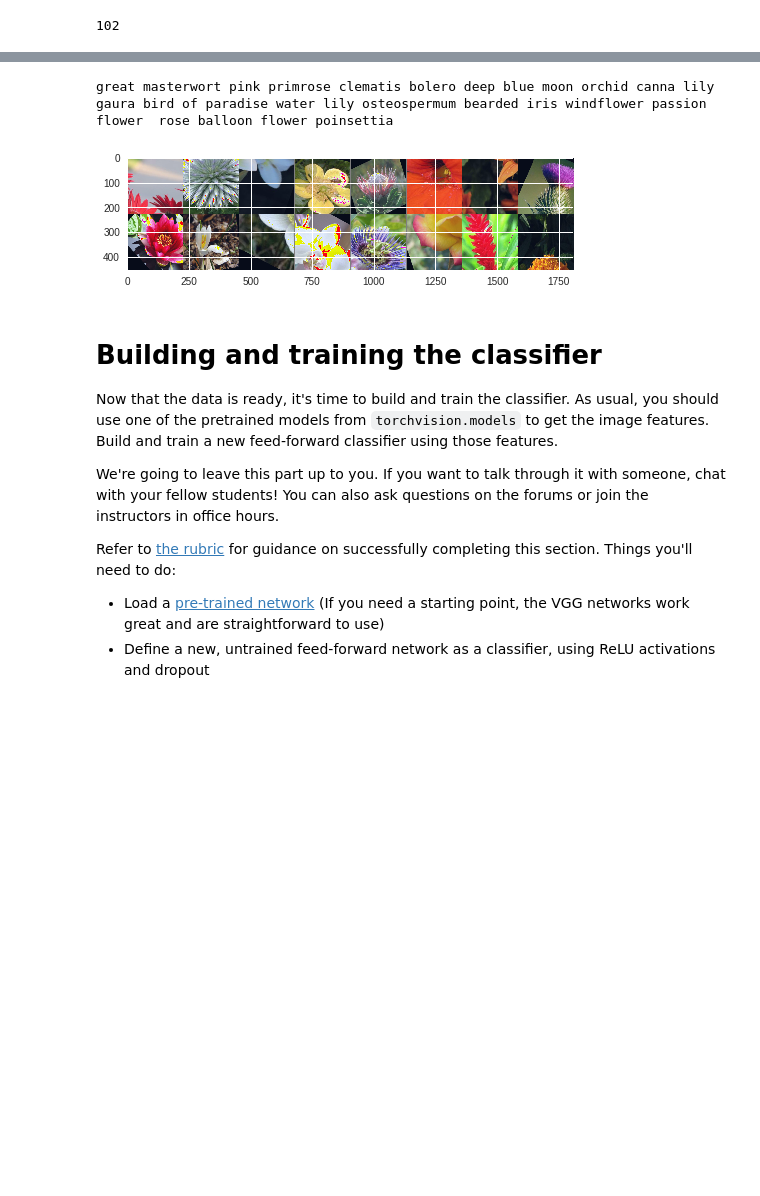
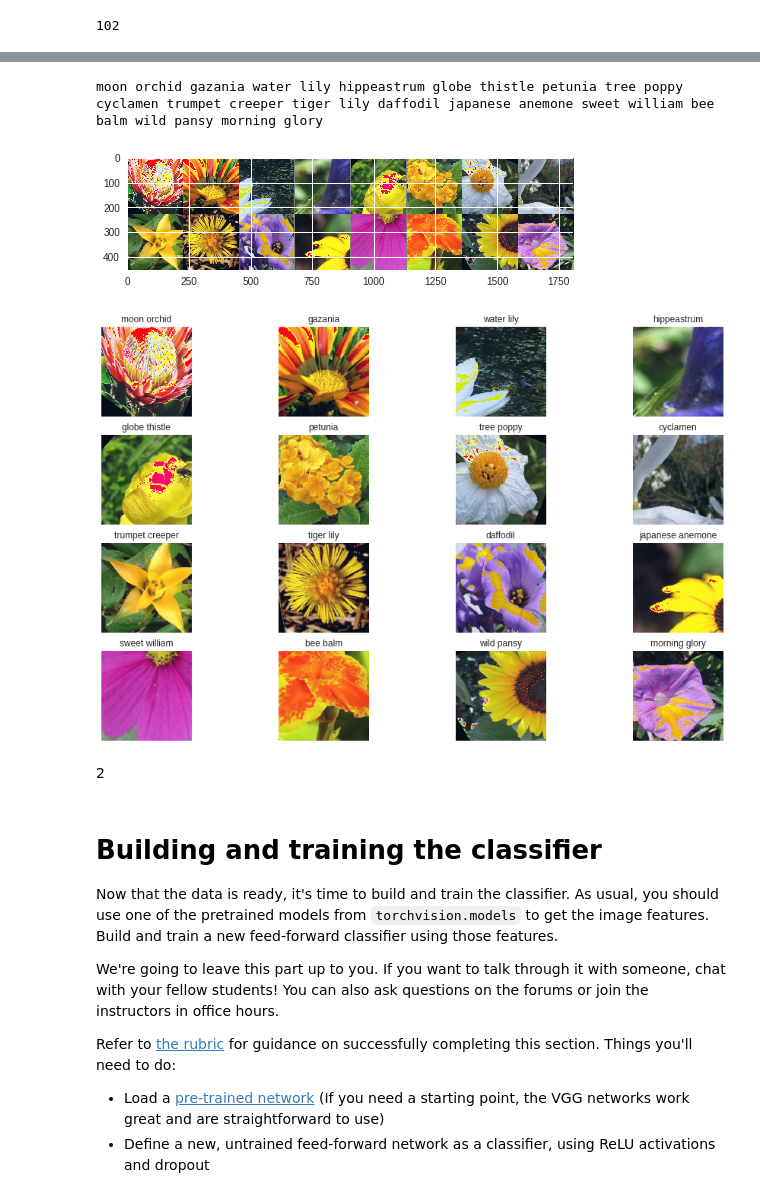
Before and after one commit to jpinzonc/flower_classification, a Jupyter notebook: Image Classifier Project_2.0_collab.ipynb, the cells around one changed output, grey strips where cells are left out. Drawn from its saved outputs; the diff is of its cells as text; code cells hidden in the pictures; blank space fills up the shorter version.

```diff
--- a/Image Classifier Project_2.0_collab.ipynb
+++ b/Image Classifier Project_2.0_collab.ipynb
@@ -200,10 +265,24 @@ array(['great masterwort', 'pink primrose', 'clematis',
 # show images
 imshow1(utils.make_grid(images))
 # print labels
-print(' '.join('%5s' % label for label in labels_))
+print(' '.join('%5s' % label for label in labels_16))
 # %% [output]
-great masterwort pink primrose clematis bolero deep blue moon orchid canna lily gaura bird of paradise water lily osteospermum bearded iris windflower passion flower  rose balloon flower poinsettia
+moon orchid gazania water lily hippeastrum globe thistle petunia tree poppy cyclamen trumpet creeper tiger lily daffodil japanese anemone sweet william bee balm wild pansy morning glory
-[figure, old version]
+[figure, new version]
+# %%
+# plot the images in the batch, along with the corresponding labels
+fig = plt.figure(figsize=(16, 10))
+nimages = 16
+# display nimages images
+for idx in np.arange(nimages):
+  labels_ = np.vectorize(categories.get)(labels)
+  ax = fig.add_subplot(4, nimages/4, idx+1, xticks=[], yticks=[])
+  imshow1(images[idx])
+  ax.set_title(labels_[idx])
+# %% [output]
+[figure, added]
+# %% [markdown]
+2
 # %% [markdown]
 # Building and training the classifier
 
```
Also changed, not shown: parts of 16 cells of this notebook.
